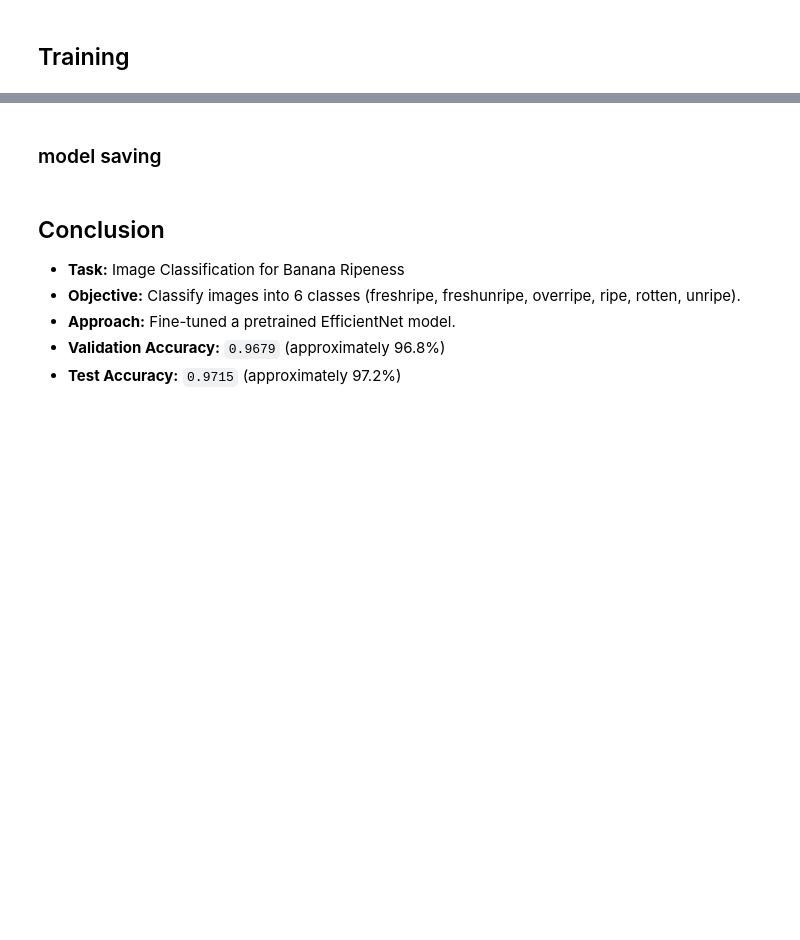
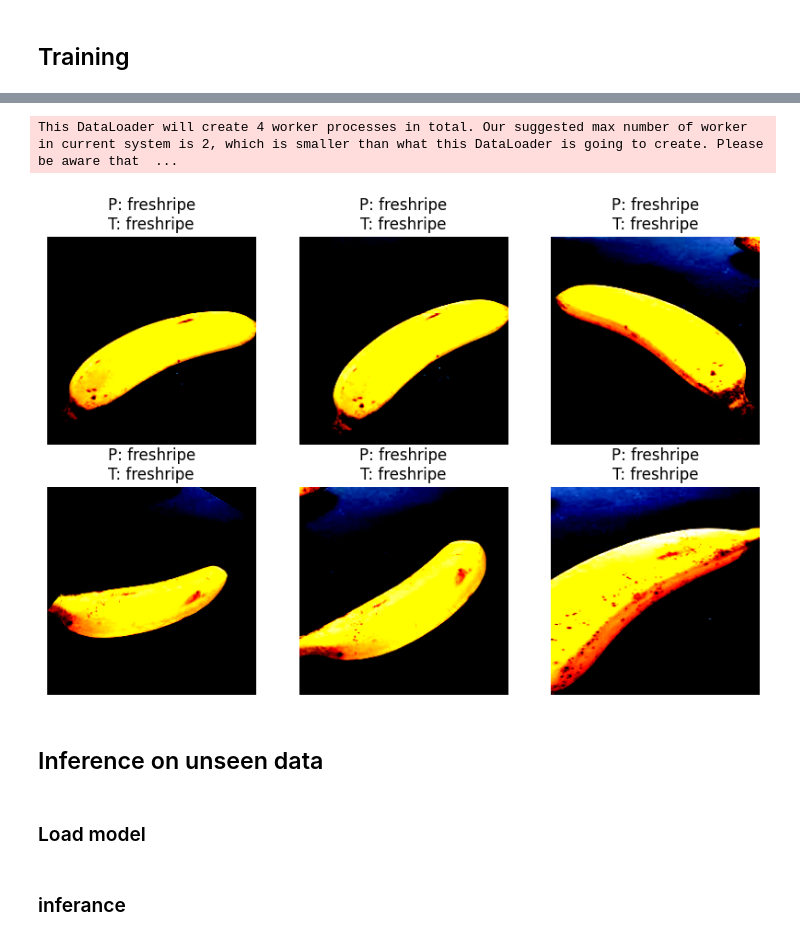
Before and after one commit to Chetan559/Computer-Vision, a Jupyter notebook: Classification/EfficientNet.ipynb, the cells around one changed output, grey strips where cells are left out. Saved outputs shown, nothing was run; the diff lists cells and outputs as text; code cells hidden in the pictures; blank space fills up the shorter version.

```diff
--- a/Classification/EfficientNet.ipynb
+++ b/Classification/EfficientNet.ipynb
@@ -296,0 +379,36 @@ weighted avg       0.97      0.97      0.97       562
+# %%
+def visualize_predictions(model, dataloader, class_names, num_images=6):
+    model.eval()
+    images_so_far = 0
+
+    plt.figure(figsize=(10,10))
+
+    with torch.no_grad():
+        for inputs, labels in dataloader:
+            inputs = inputs.to(device)
+            labels = labels.to(device)
+
+            outputs = model(inputs)
+            _, preds = torch.max(outputs, 1)
+
+            for i in range(inputs.size(0)):
+                images_so_far += 1
+                ax = plt.subplot(3, 3, images_so_far)
+                ax.axis('off')
+
+                img = inputs[i].cpu().numpy().transpose((1,2,0))
+                img = np.clip(img, 0, 1)
+
+                ax.imshow(img)
+                ax.set_title(f"P: {class_names[preds[i]]}\nT: {class_names[labels[i]]}")
+
+                if images_so_far == num_images:
+                    plt.show()
+                    return
+# %%
+visualize_predictions(model_ft, dataloaders['val'], class_names)
+# %% [output]
+This DataLoader will create 4 worker processes in total. Our suggested max number of worker in current system is 2, which is smaller than what this DataLoader is going to create. Please be aware that  ...
+[figure, added]
+# %% [markdown]
+## Inference on unseen data
@@ -297,2 +425,2 @@ weighted avg       0.97      0.97      0.97       562
 # %% [markdown]
-### model saving
+### Load model
@@ -301,8 +426,0 @@ torch.save(model.state_dict(), "efficientnet_banana.pth")
-# %% [markdown]
-## Conclusion
-
-*   **Task:** Image Classification for Banana Ripeness
-*   **Objective:** Classify images into 6 classes (freshripe, freshunripe, overripe, ripe, rotten, unripe).
-*   **Approach:** Fine-tuned a pretrained EfficientNet model.
-*   **Validation Accuracy:** `0.9679` (approximately 96.8%)
-*   **Test Accuracy:** `0.9715` (approximately 97.2%)
@@ -308,0 +441,2 @@ torch.save(model.state_dict(), "efficientnet_banana.pth")
+# %% [markdown]
+### inferance
```
Also changed, not shown: parts of 45 cells of this notebook, 8 other files.
